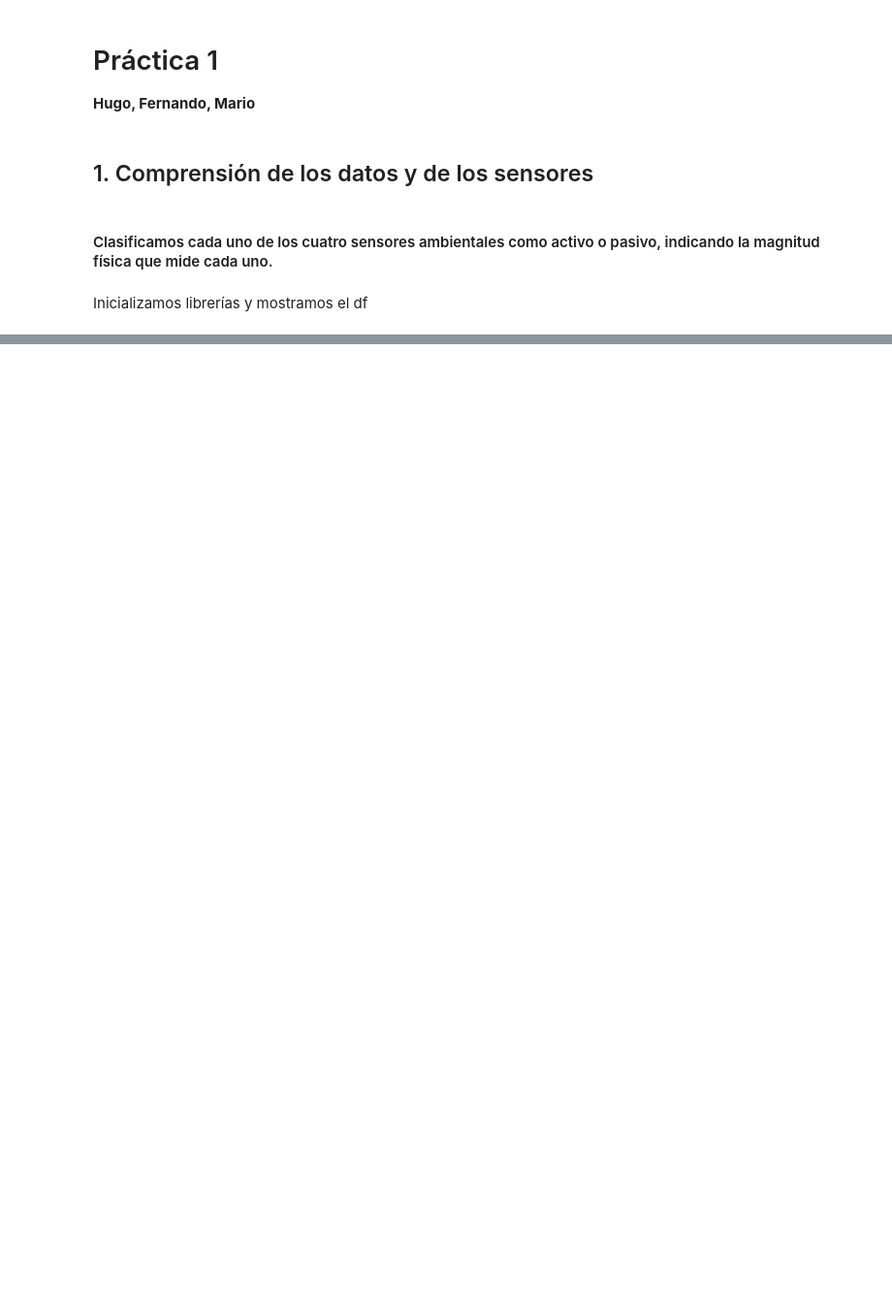
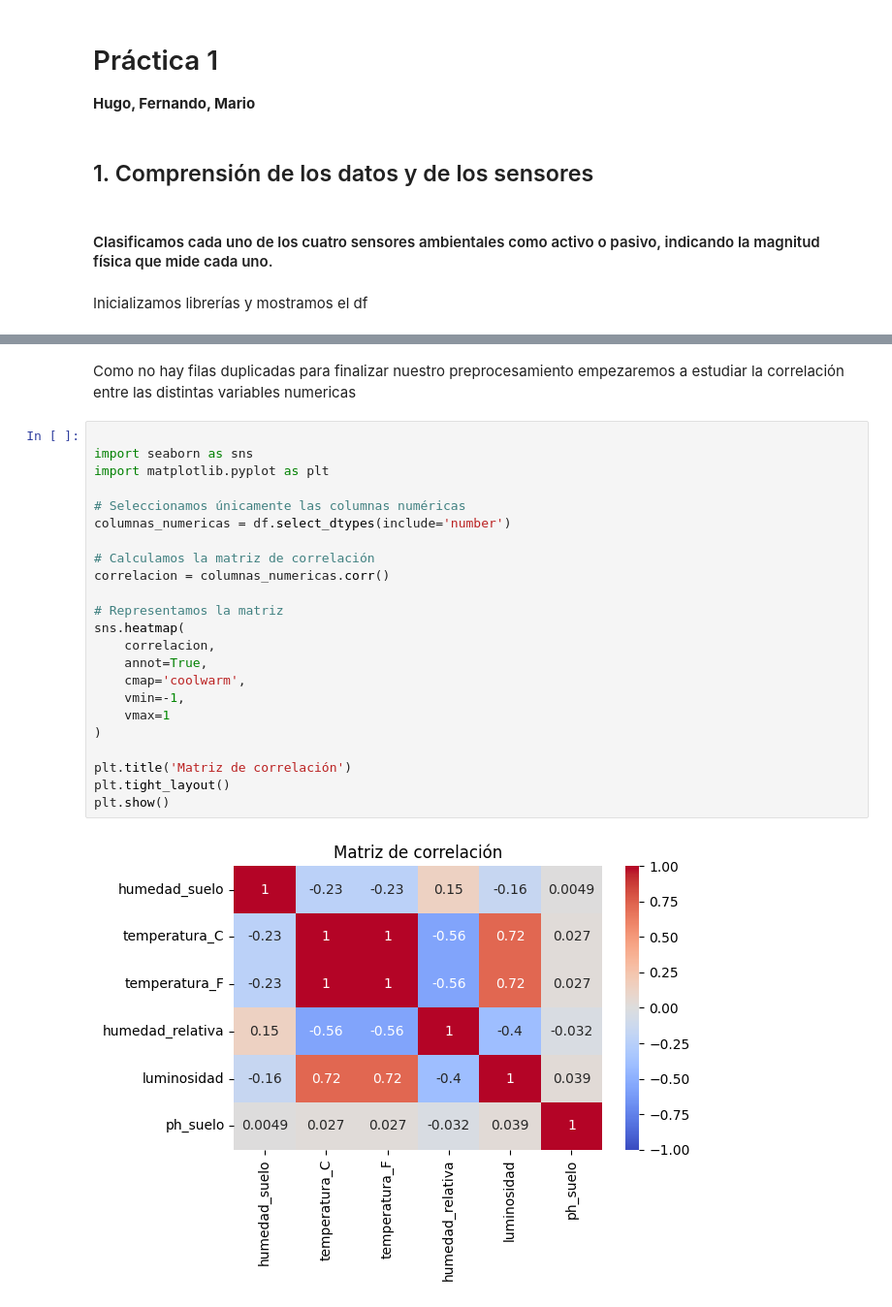
Before and after one commit to MarioGuti24/Proyecto1_Percepcion_Computacional, a Jupyter notebook: Practica Grupal/P1_HugoFernandez_FernandoViolero_MarioGutierrez.ipynb, the cells around one changed output, grey strips where cells are left out. Shown at 97% size. Saved outputs shown, nothing was run; the diff lists cells and outputs as text; blank space fills up the shorter version.

```diff
--- a/Practica Grupal/P1_HugoFernandez_FernandoViolero_MarioGutierrez.ipynb
+++ b/Practica Grupal/P1_HugoFernandez_FernandoViolero_MarioGutierrez.ipynb
@@ -54,0 +320,27 @@ prueba 3
+# %% [markdown]
+Como no hay filas duplicadas para finalizar nuestro preprocesamiento empezaremos a estudiar la correlación entre las distintas variables numericas
+# %%
+
+import seaborn as sns
+import matplotlib.pyplot as plt
+
+# Seleccionamos únicamente las columnas numéricas
+columnas_numericas = df.select_dtypes(include='number')
+
+# Calculamos la matriz de correlación
+correlacion = columnas_numericas.corr()
+
+# Representamos la matriz
+sns.heatmap(
+    correlacion,
+    annot=True,
+    cmap='coolwarm',
+    vmin=-1,
+    vmax=1
+)
+
+plt.title('Matriz de correlación')
+plt.tight_layout()
+plt.show()
+# %% [output]
+[figure, added]
```
Also changed, not shown: parts of 25 cells of this notebook.
